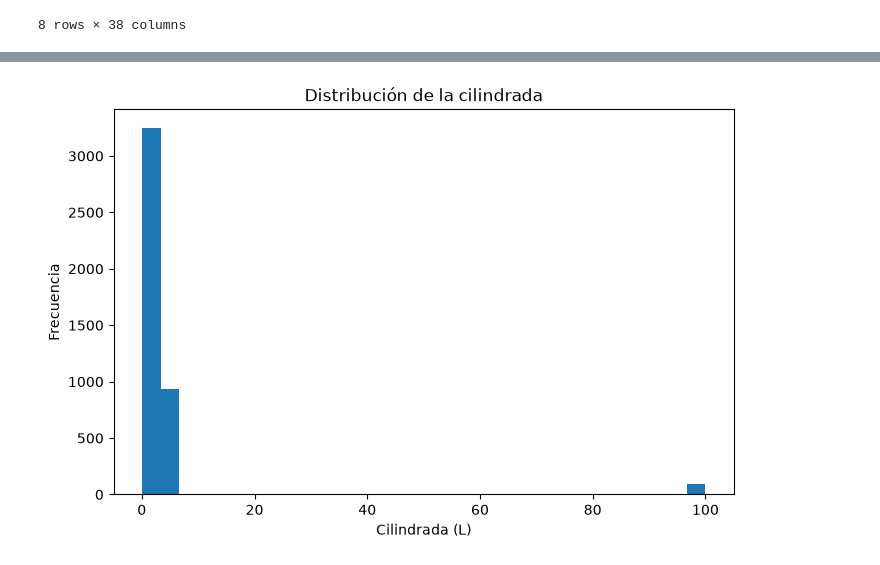
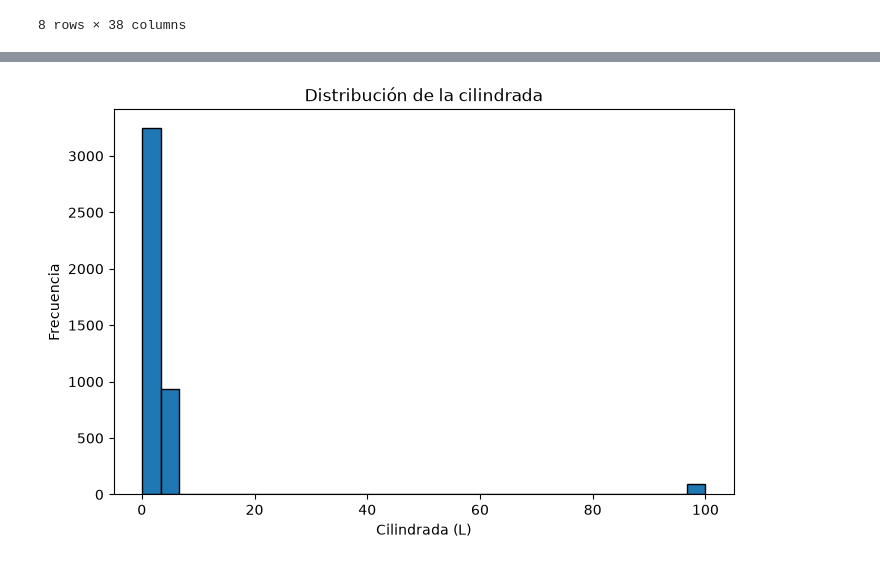
Before and after one commit to abiordorica13/TPEFUNDAMENTOS, a Jupyter notebook: Untitled-1.ipynb, the cells around one changed output, grey strips where cells are left out. Saved outputs shown, nothing was run; the diff lists cells and outputs as text; code cells hidden in the pictures.

```diff
--- a/Untitled-1.ipynb
+++ b/Untitled-1.ipynb
@@ -140,13 +137,12 @@ plt.show()
 # %%
-#distribucion cilindrada
+#Distribucion cilindrada
+
 plt.figure(figsize=(8,5))
-
-plt.hist(df["Test Veh Displacement (L)"].dropna(), bins=30)
-
+plt.hist(df["Test Veh Displacement (L)"].dropna(), bins=30, edgecolor='black')
 plt.xlabel("Cilindrada (L)")
 plt.ylabel("Frecuencia")
 plt.title("Distribución de la cilindrada")
 
 plt.show()
 # %% [output]
-[figure, old version]
+[figure, new version]
```
Also changed, not shown: parts of 13 cells of this notebook, 1 other file.
